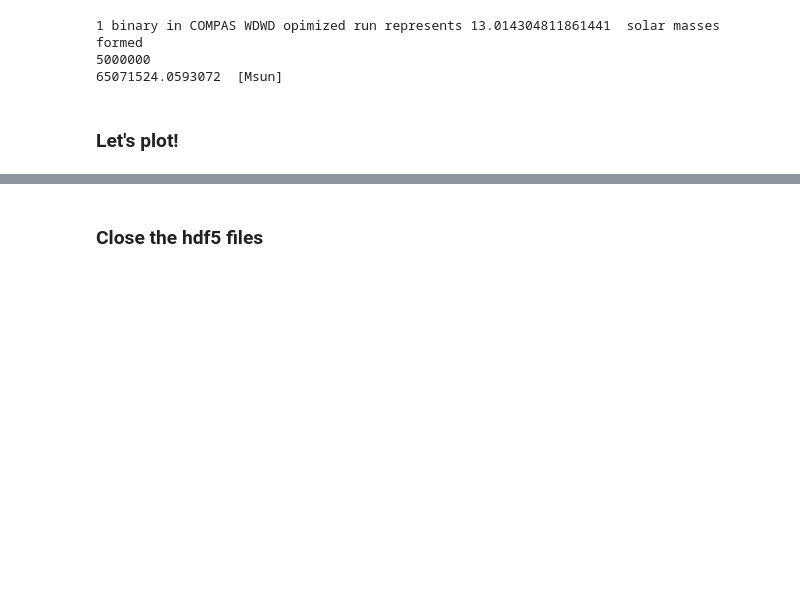
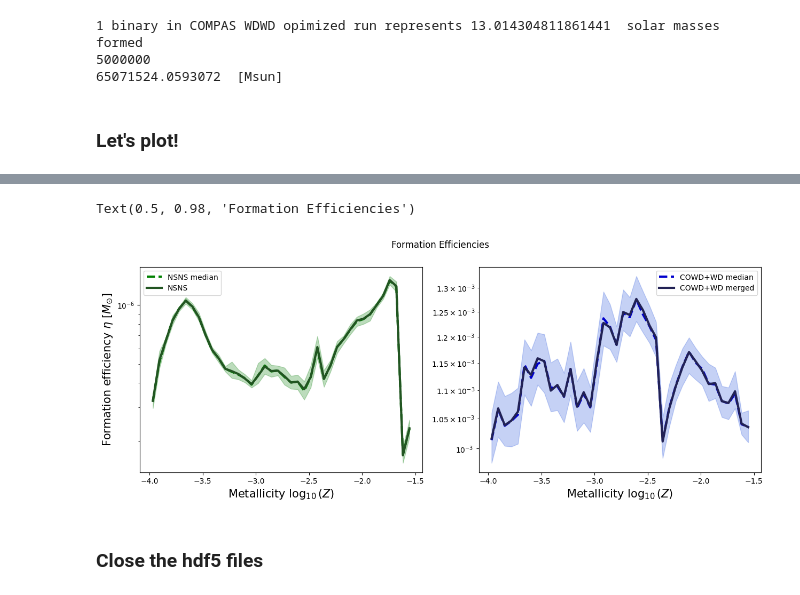
Before and after one commit to melanie-santiago26/research_work, a Jupyter notebook: making_figures/cleaned_making_figures_tutorials/code/formation_efficencies.ipynb, the cells around one changed output, grey strips where cells are left out. Cells and saved outputs as stored; diff of their text form; code cells hidden in the pictures; blank space fills up the shorter version.

```diff
--- a/making_figures/cleaned_making_figures_tutorials/code/formation_efficencies.ipynb
+++ b/making_figures/cleaned_making_figures_tutorials/code/formation_efficencies.ipynb
@@ -267,3 +331,49 @@ plt.legend()
+# %%
+fig, axs = plt.subplots(1,2, figsize=(15, 5))
+
+cset = tc.dark
+
+### NSNS optimized
+# NSNS
+hist, bin_edges = np.histogram(np.log10(metallicity_merged_NSNS), weights=formation_efficiencies_NSNS, bins=40, density=True)
+
+bin_centers = (bin_edges[0:-1] + bin_edges[1:])/2
+normalization = np.sum(formation_efficiencies_NSNS)
+
+# plotting
+axs[0].fill_between(bin_centers, percentiles_NSNS[0], percentiles_NSNS[2], alpha = 0.3, color = 'forestgreen')
+axs[0].plot(bin_centers, percentiles_NSNS[1], color='green', lw=3, ls='--', label='NSNS median')
+axs[0].plot(bin_centers, hist*normalization, color = cset.dark_green, lw=3, label='NSNS')
+
+
+### WDWD optimized
+# COWD + WD
+hist_COWD_WDopt, bin_edges_COWD_WDopt = np.histogram(np.log10(metallicity_merged_COWD_WDopt), weights=formation_efficiencies_COWD_WDopt, bins=40, density=True)
+
+bin_centers_COWD_WDopt = (bin_edges_COWD_WDopt[0:-1] + bin_edges_COWD_WDopt[1:])/2
+normalization_COWD_WDopt = np.sum(formation_efficiencies_COWD_WDopt)
+
+# plotting
+axs[1].fill_between(bin_centers_COWD_WDopt, percentiles_WDWD[0], percentiles_WDWD[2], alpha = 0.3, color = 'royalblue')
+axs[1].plot(bin_centers_COWD_WDopt, percentiles_WDWD[1], color='mediumblue', lw=3, ls='--', label='COWD+WD median')
+axs[1].plot(bin_centers_COWD_WDopt, hist_COWD_WDopt*normalization_COWD_WDopt, color=cset.dark_blue, lw=3, label='COWD+WD merged')
+
+
+axs[0].set_yscale('log')
+axs[1].set_yscale('log')
+# plt.ylim(10**-6, 10**-3.5)
+
+axs[0].set_ylabel(r'Formation efficiency $\eta \ [M_{\odot}]$', fontsize=15)
+axs[0].set_xlabel(r'Metallicity $\log_{10}(Z)$', fontsize=15)
+axs[1].set_xlabel(r'Metallicity $\log_{10}(Z)$', fontsize=15)
+
+axs[0].legend()
+axs[1].legend()
+
+fig.suptitle('Formation Efficiencies')
+# %% [output]
+Text(0.5, 0.98, 'Formation Efficiencies')
+[figure, added]
 # %% [markdown]
 ### Close the hdf5 files
 # %%
```
Also changed, not shown: parts of 12 cells of this notebook, 1 other file.
